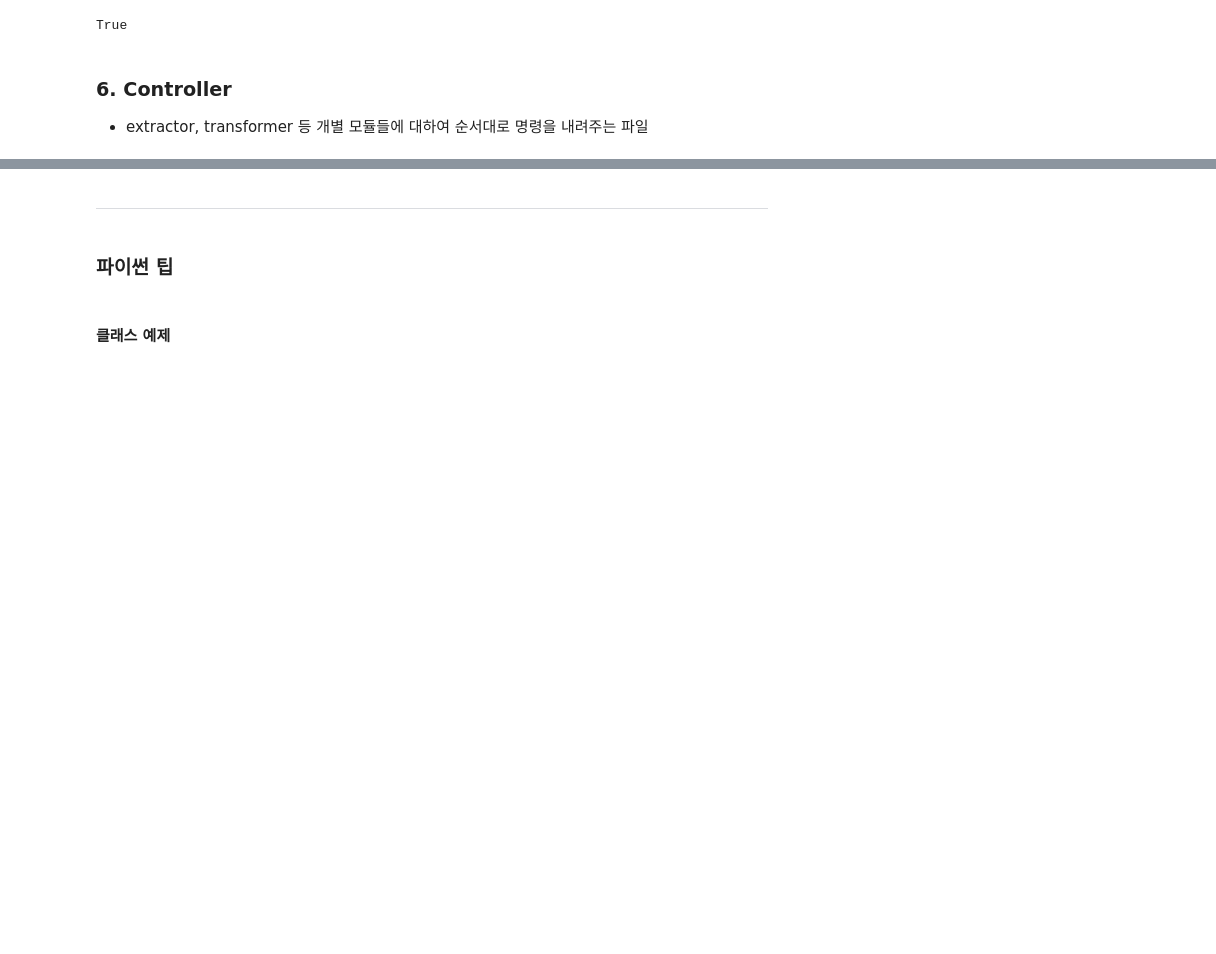
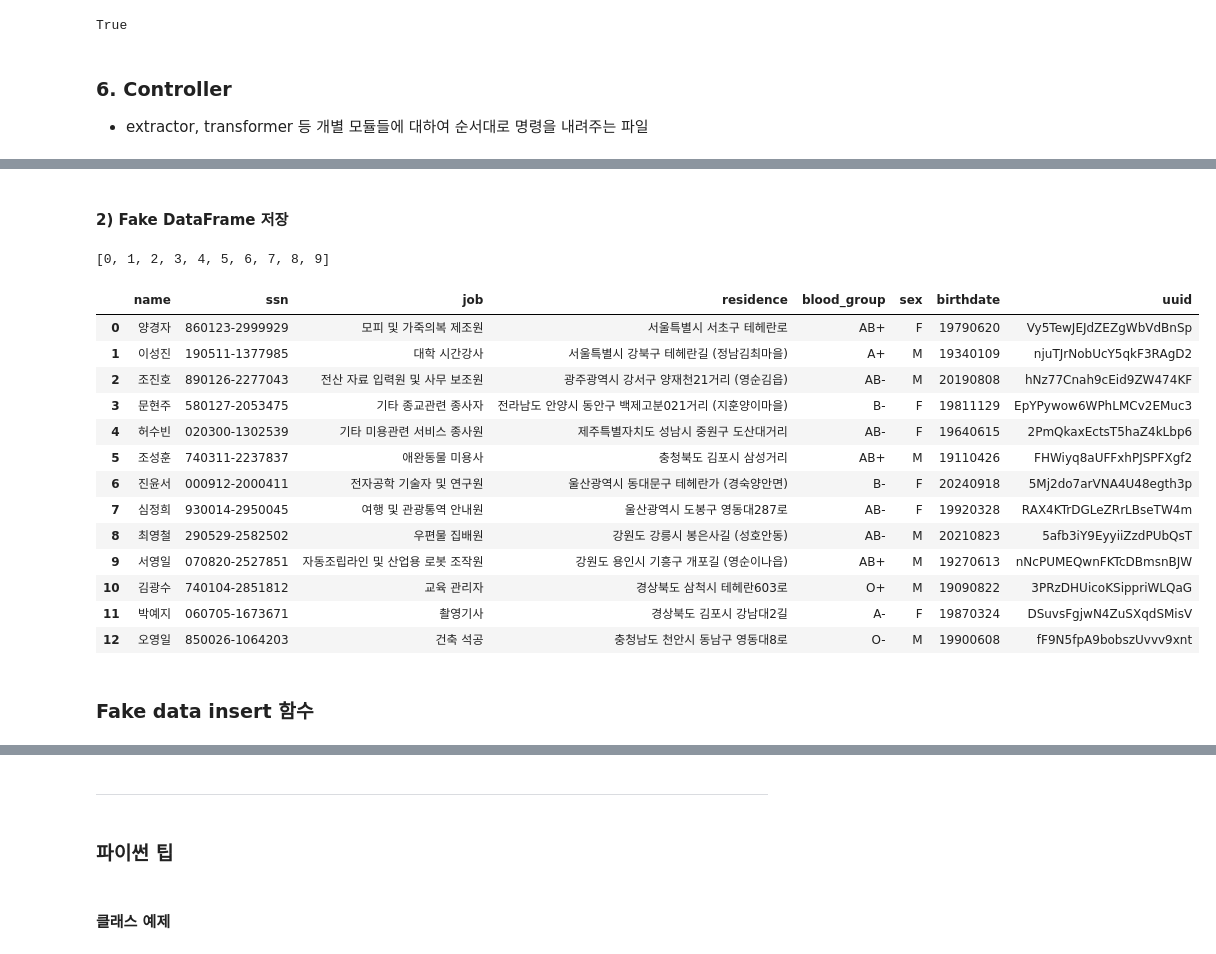
Before and after one commit to DonginJeon/Chunjae_edu, a Jupyter notebook: 11_Engineering/DAY2/Day2_241028.ipynb, the cells around one changed output, grey strips where cells are left out. Drawn from its saved outputs; the diff is of its cells as text; code cells hidden in the pictures; blank space fills up the shorter version.

```diff
--- a/11_Engineering/DAY2/Day2_241028.ipynb
+++ b/11_Engineering/DAY2/Day2_241028.ipynb
@@ -521,0 +574,4 @@ from pipeline.remove import remover
+# %%
+fake = Faker("ko_KR")
+
+fake.profile()
@@ -521,0 +633,19 @@ from pipeline.remove import remover
+# %%
+from faker import Faker
+import shortuuid
+
+
+def create_fakeuser() -> dict:
+    fake = Faker("ko_KR")
+    fake_profile = fake.profile()
+    key_list = ["name", "ssn", "job", "residence", "blood_group", "sex", "birthdate"]
+
+    fake_dict = {}
+
+    for key in key_list:
+        fake_dict[key] = fake_profile[key]
+
+    fake_dict["uuid"] = shortuuid.uuid()
+    fake_dict["birthdate"] = fake_dict["birthdate"].strftime("%Y%m%d")
+
+    return fake_dict
@@ -521,0 +663,2 @@ from pipeline.remove import remover
+# %% [markdown]
+#### 2) Fake DataFrame 저장
@@ -521,0 +671,35 @@ from pipeline.remove import remover
+# %%
+# list comprehension
+temp_list = []
+for i in range(10):
+    temp_list.append(i)
+
+temp_list = [i for i in range(10)]
+temp_list
+# %% [output]
+[0, 1, 2, 3, 4, 5, 6, 7, 8, 9]
+# %%
+import pandas as pd
+from random import randint
+
+count = randint(5, 15)
+
+sample_data = [create_fakeuser() for _ in range(count)]
+pd.DataFrame(sample_data)
+# %% [output]
+|  | name | ssn | job | residence | blood_group | sex | birthdate | uuid |
+| 0 | 양경자 | 860123-2999929 | 모피 및 가죽의복 제조원 | 서울특별시 서초구 테헤란로 | AB+ | F | 19790620 | Vy5TewJEJdZEZgWbVdBnSp |
+| 1 | 이성진 | 190511-1377985 | 대학 시간강사 | 서울특별시 강북구 테헤란길 (정남김최마을) | A+ | M | 19340109 | njuTJrNobUcY5qkF3RAgD2 |
+| 2 | 조진호 | 890126-2277043 | 전산 자료 입력원 및 사무 보조원 | 광주광역시 강서구 양재천21거리 (영순김읍) | AB- | M | 20190808 | hNz77Cnah9cEid9ZW474KF |
+| 3 | 문현주 | 580127-2053475 | 기타 종교관련 종사자 | 전라남도 안양시 동안구 백제고분021거리 (지훈양이마을) | B- | F | 19811129 | EpYPywow6WPhLMCv2EMuc3 |
+| 4 | 허수빈 | 020300-1302539 | 기타 미용관련 서비스 종사원 | 제주특별자치도 성남시 중원구 도산대거리 | AB- | F | 19640615 | 2PmQkaxEctsT5haZ4kLbp6 |
+| 5 | 조성훈 | 740311-2237837 | 애완동물 미용사 | 충청북도 김포시 삼성거리 | AB+ | M | 19110426 | FHWiyq8aUFFxhPJSPFXgf2 |
+| 6 | 진윤서 | 000912-2000411 | 전자공학 기술자 및 연구원 | 울산광역시 동대문구 테헤란가 (경숙양안면) | B- | F | 20240918 | 5Mj2do7arVNA4U48egth3p |
+| 7 | 심정희 | 930014-2950045 | 여행 및 관광통역 안내원 | 울산광역시 도봉구 영동대287로 | AB- | F | 19920328 | RAX4KTrDGLeZRrLBseTW4m |
+| 8 | 최영철 | 290529-2582502 | 우편물 집배원 | 강원도 강릉시 봉은사길 (성호안동) | AB- | M | 20210823 | 5afb3iY9EyyiiZzdPUbQsT |
+| 9 | 서영일 | 070820-2527851 | 자동조립라인 및 산업용 로봇 조작원 | 강원도 용인시 기흥구 개포길 (영순이나읍) | AB+ | M | 19270613 | nNcPUMEQwnFKTcDBmsnBJW |
+| 10 | 김광수 | 740104-2851812 | 교육 관리자 | 경상북도 삼척시 테헤란603로 | O+ | M | 19090822 | 3PRzDHUicoKSippriWLQaG |
+| 11 | 박예지 | 060705-1673671 | 촬영기사 | 경상북도 김포시 강남대2길 | A- | F | 19870324 | DSuvsFgjwN4ZuSXqdSMisV |
+| 12 | 오영일 | 850026-1064203 | 건축 석공 | 충청남도 천안시 동남구 영동대8로 | O- | M | 19900608 | fF9N5fpA9bobszUvvv9xnt |
+# %% [markdown]
+### Fake data insert 함수
```
Also changed, not shown: parts of 115 cells of this notebook, 15 other files.
